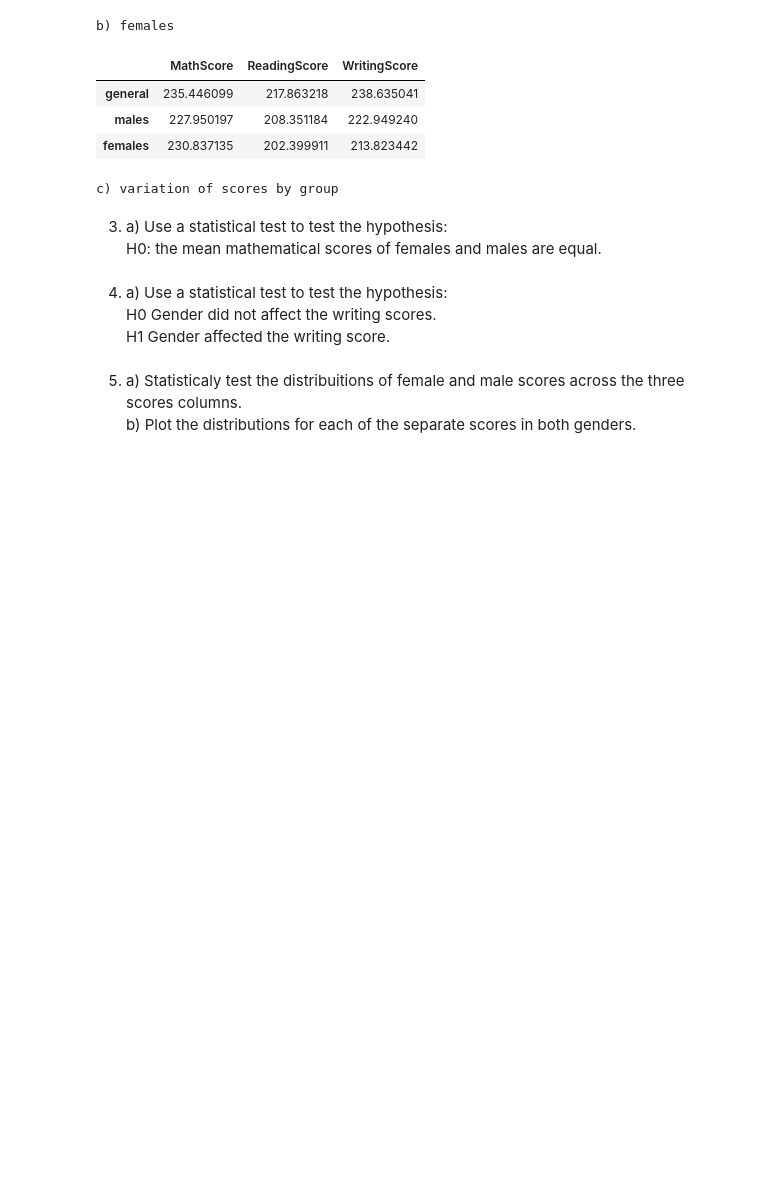
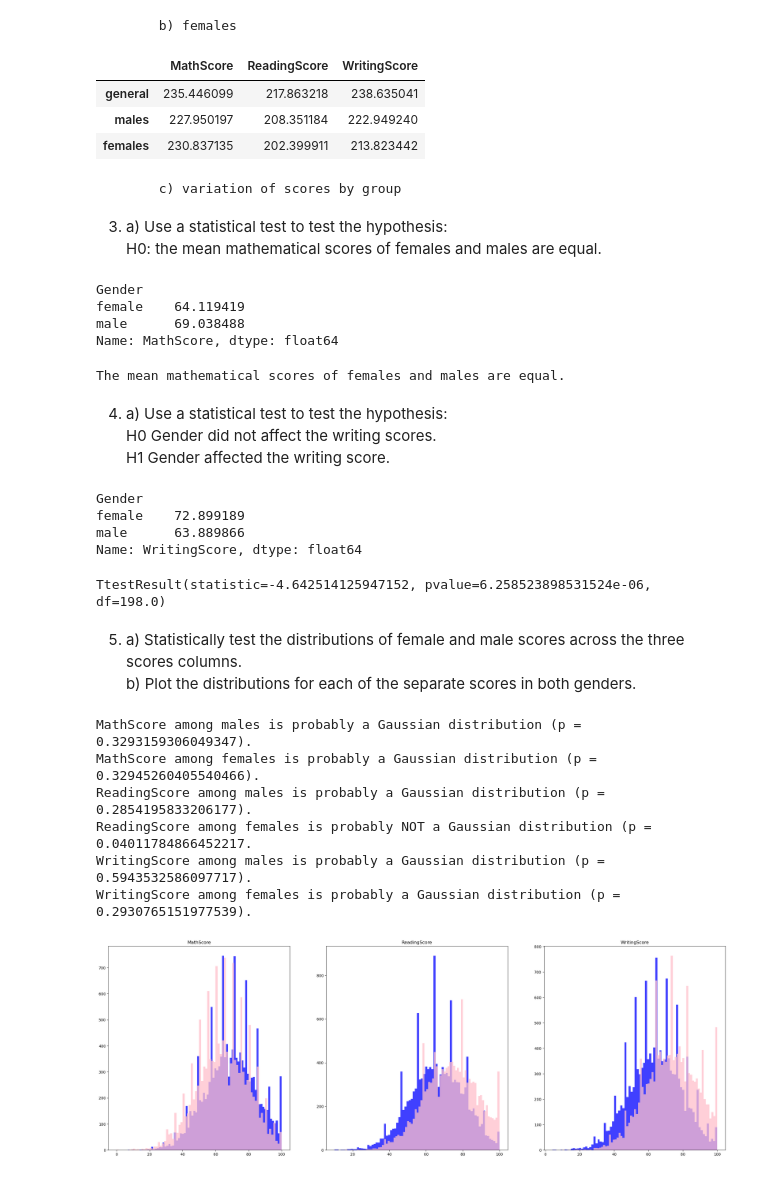
Before and after one commit to llist2020/Intro_to_DS, a Jupyter notebook: lab3/cogsci_lab3.ipynb, the cells around one changed output. Saved outputs shown, nothing was run; the diff lists cells and outputs as text; code cells hidden in the pictures; blank space fills up the shorter version.

```diff
--- a/lab3/cogsci_lab3.ipynb
+++ b/lab3/cogsci_lab3.ipynb
@@ -76,10 +89,76 @@ c) variation of scores by group
 # %% [markdown]
 3. a) Use a statistical test to test the hypothesis:<br>
 H0: the mean mathematical scores of females and males are equal.
+# %%
+# T-test
+is_male = df.Gender == "male"
+male = df[is_male]
+female = df[~is_male]
+
+male_sample = male.sample(n=100, random_state=1)
+female_sample = female.sample(n=100, random_state=1)
+df.groupby('Gender')['MathScore'].mean()
+# %% [output]
+Gender
+female    64.119419
+male      69.038488
+Name: MathScore, dtype: float64
+# %%
+_, p = stats.ttest_ind(male_sample["MathScore"].values, female_sample["MathScore"].values)
+print(f"The mean mathematical scores of females and males are {(float(p)>0.05)*'not '}equal.")
+# %% [output]
+The mean mathematical scores of females and males are equal.
 # %% [markdown]
 4. a) Use a statistical test to test the hypothesis:<br>
    H0 Gender did not affect the writing scores.<br>
    H1 Gender affected the writing score.<br>
+# %%
+# T-test
+male_sample = male.sample(n=100, random_state=2)
+female_sample = female.sample(n=100, random_state=2)
+df.groupby('Gender')['WritingScore'].mean()
+# %% [output]
+Gender
+female    72.899189
+male      63.889866
+Name: WritingScore, dtype: float64
+# %%
+stats.ttest_ind(male_sample["WritingScore"].values, female_sample["WritingScore"].values)
+# %% [output]
+TtestResult(statistic=-4.642514125947152, pvalue=6.258523898531524e-06, df=198.0)
 # %% [markdown]
-5. a) Statisticaly test the distribuitions of female and male scores across the three scores columns.<br>
+5. a) Statistically test the distributions of female and male scores across the three scores columns.<br>
 b) Plot the distributions for each of the separate scores in both genders. <br>
+# %%
+scores = ["MathScore", "ReadingScore", "WritingScore"]
+
+def is_Gauss(subset, name):
+    # funkcija koja ispisuje je li distribucija normalna
+    _, pm = shapiro(subset)
+    if pm > 0.05:
+        print(f'{name} is probably a Gaussian distribution (p = {pm}).')
+    else:
+        print(f'{name} is probably NOT a Gaussian distribution (p = {pm}.')
+    return
+
+fig, plots = plt.subplots(1, 3, figsize=(30,10))
+
+for i, diagram in enumerate(plots):
+    # za svaki rezultat ispisuje se dijagram i odgovarajući opisi distribucija
+    male = male.sort_values(scores[i])
+    female = female.sort_values(scores[i])
+    diagram.hist(male[scores[i]], bins = 80, alpha = 0.75, color = "b", zorder = 0)
+    diagram.hist(female[scores[i]], bins = 80, alpha = 0.75, color = "pink", zorder = 1)
+    diagram.set_title(scores[i])
+    is_Gauss(male_sample[scores[i]], f"{scores[i]} among males")
+    is_Gauss(female_sample[scores[i]], f"{scores[i]} among females")
+
+plt.show()
+# %% [output]
+MathScore among males is probably a Gaussian distribution (p = 0.3293159306049347).
+MathScore among females is probably a Gaussian distribution (p = 0.32945260405540466).
+ReadingScore among males is probably a Gaussian distribution (p = 0.2854195833206177).
+ReadingScore among females is probably NOT a Gaussian distribution (p = 0.04011784866452217.
+WritingScore among males is probably a Gaussian distribution (p = 0.5943532586097717).
+WritingScore among females is probably a Gaussian distribution (p = 0.2930765151977539).
+[figure, added]
```
Also changed, not shown: parts of 3 cells of this notebook, 4 other files.
